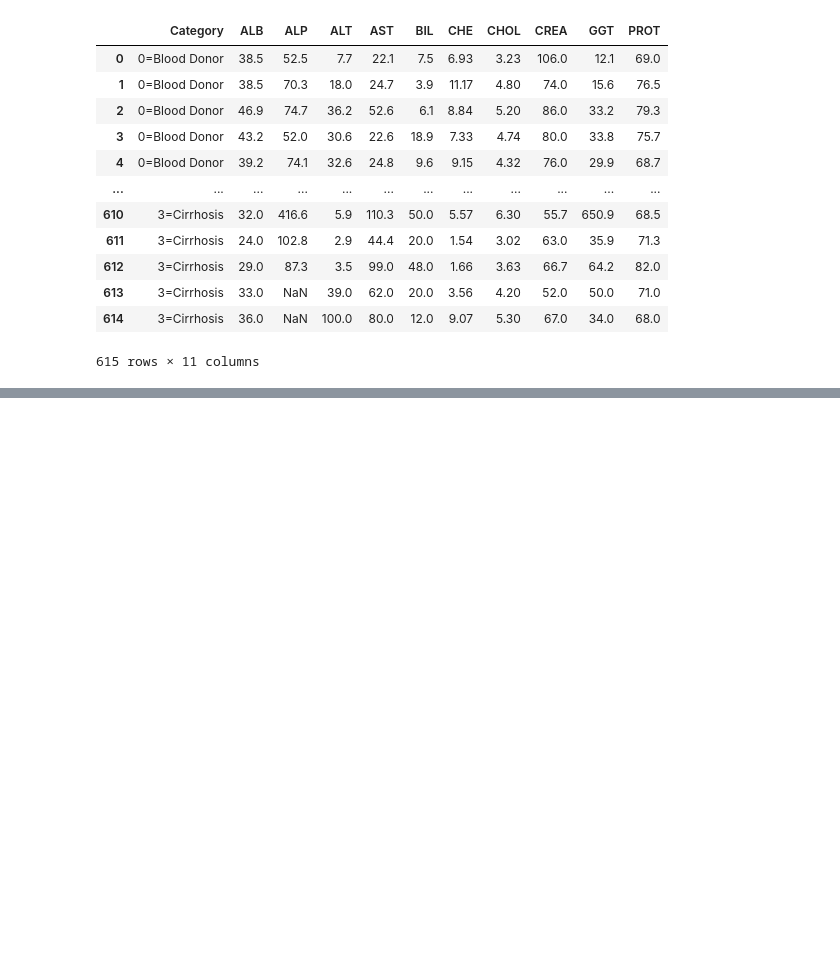
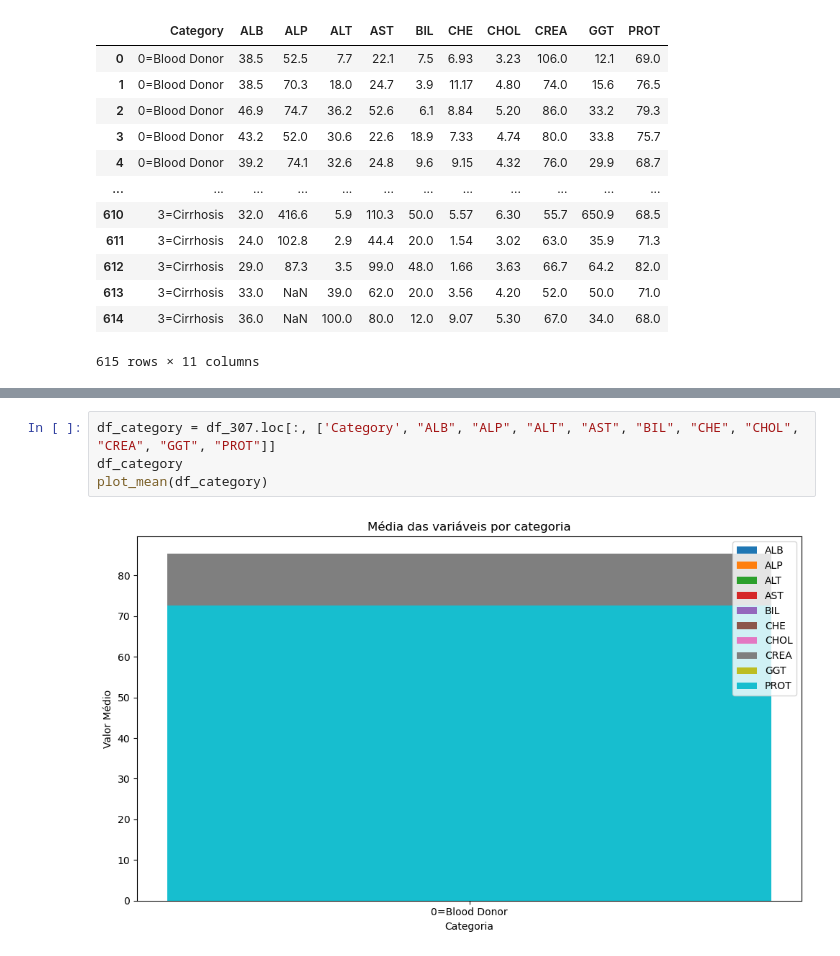
Before and after one commit to Gabicolombo/USP-Ciencias-de-dados-, a Jupyter notebook: hcvdat0.ipynb, the cells around one changed output, grey strips where cells are left out. Cells and saved outputs as stored; diff of their text form; blank space fills up the shorter version.

```diff
--- a/hcvdat0.ipynb
+++ b/hcvdat0.ipynb
@@ -132,0 +142,6 @@ plt.show()
+# %%
+df_category = df_307.loc[:, ['Category', "ALB", "ALP", "ALT", "AST", "BIL", "CHE", "CHOL", "CREA", "GGT", "PROT"]]
+df_category
+plot_mean(df_category)
+# %% [output]
+[figure, added]
```
Also changed, not shown: parts of 7 cells of this notebook.
